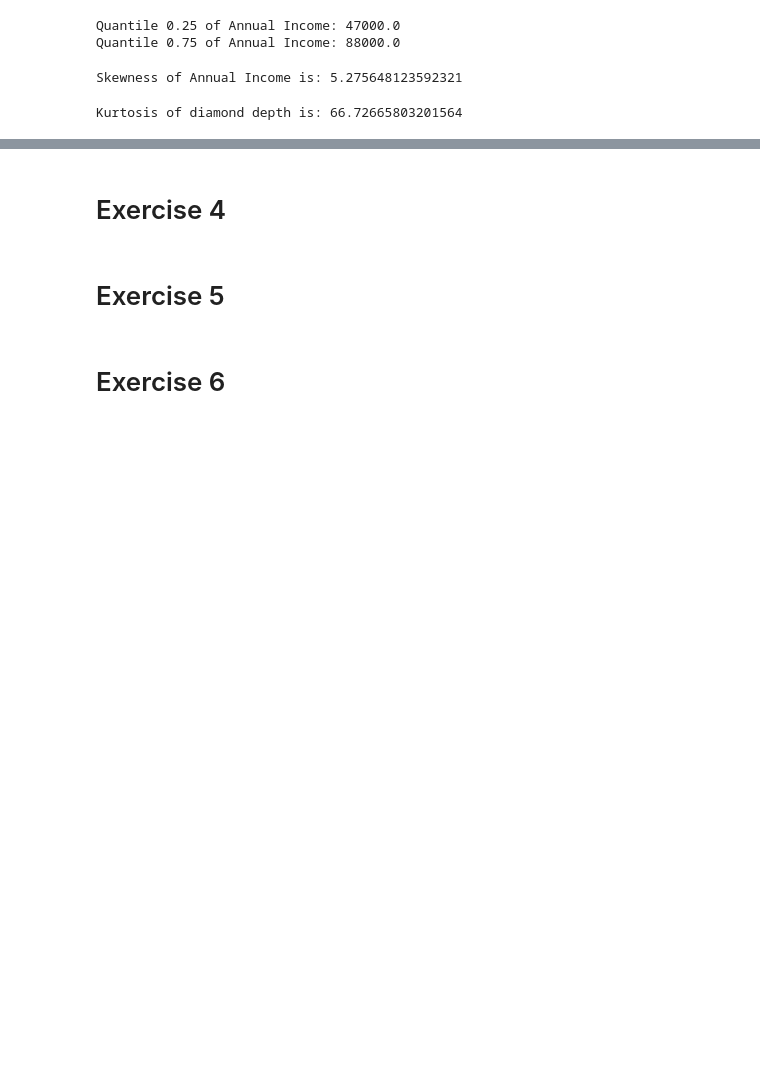
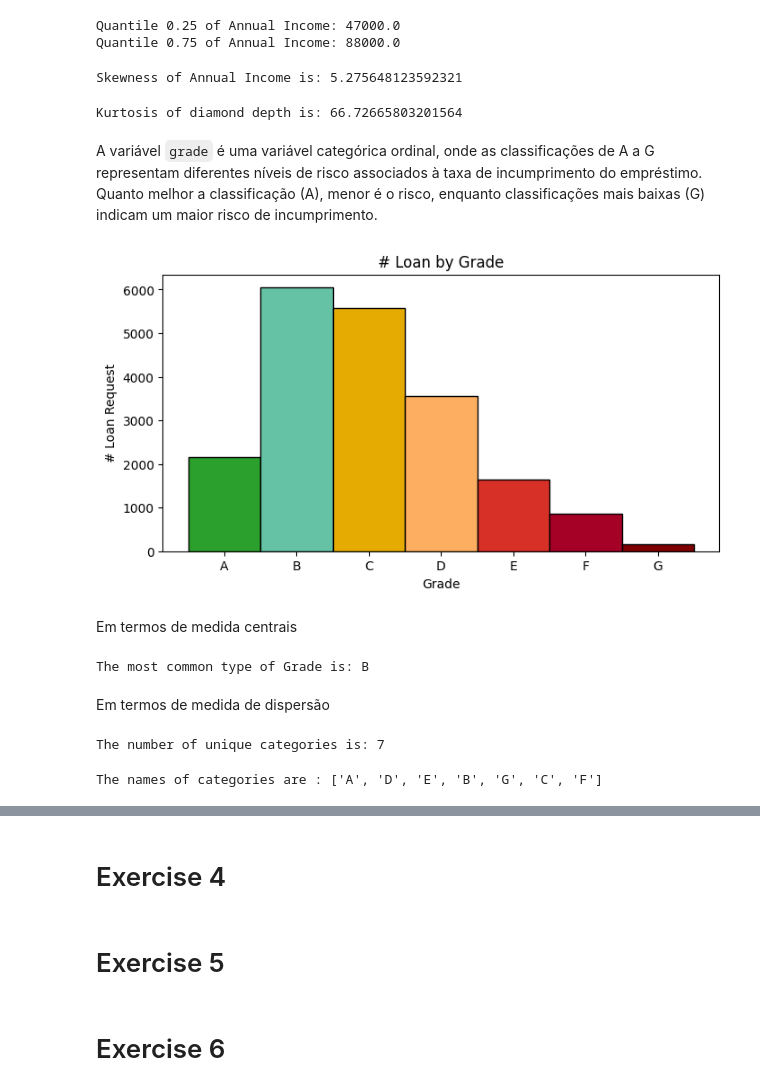
Before and after one commit to pereiranuno/loan-project, a Jupyter notebook: eda-finalproject.ipynb, the cells around one changed output, grey strips where cells are left out. Saved outputs shown, nothing was run; the diff lists cells and outputs as text; code cells hidden in the pictures; blank space fills up the shorter version.

```diff
--- a/eda-finalproject.ipynb
+++ b/eda-finalproject.ipynb
@@ -598,3 +598,47 @@ Skewness of Annual Income is: 5.275648123592321
 print(f'Kurtosis of diamond depth is: {scipy.stats.kurtosis(data.annual_inc)}')
 # %% [output]
 Kurtosis of diamond depth is: 66.72665803201564
+# %% [markdown]
+A variável `grade` é uma variável categórica ordinal, onde as classificações de A a G representam diferentes níveis de risco associados à taxa de incumprimento do empréstimo. Quanto melhor a classificação (A), menor é o risco, enquanto classificações mais baixas (G) indicam um maior risco de incumprimento.
+# %%
+# Garantir que a variável "grade" é categórica e ordenada
+data["grade"] = pd.Categorical(data["grade"], categories=grades_ordered, ordered=True)
+
+# Criar o histograma
+plt.figure(figsize=(8, 4))
+
+# Criar barras manualmente para garantir cores s
+ax = sns.histplot(data=data, x="grade", discrete=True)
+
+# Aplicar cores manualmente a cada barra
+for patch, grade in zip(ax.patches, grades_ordered):
+    patch.set_facecolor(grade_colors[grade])
+
+# Adicionar títulos e rótulos
+plt.title("# Loan by Grade")
+plt.xlabel("Grade")
+plt.ylabel("# Loan Request")
+
+# Exibir o gráfico
+plt.show()
+# %% [output]
+[figure, added]
+# %% [markdown]
+Em termos de medida centrais
+# %%
+#Use the mode to identify the most common category
+print(f'The most common type of Grade is: {data.grade.mode()[0]}')
+# %% [output]
+The most common type of Grade is: B
+# %% [markdown]
+Em termos de medida de dispersão
+# %%
+#Get the number of unique categories
+print(f'The number of unique categories is: {data.grade.nunique()}')
+# %% [output]
+The number of unique categories is: 7
+# %%
+#Get the names of the unique categories in the form of a list
+print(f'The names of categories are : {data.grade.unique().tolist()}')
+# %% [output]
+The names of categories are : ['A', 'D', 'E', 'B', 'G', 'C', 'F']
```
Also changed, not shown: parts of 3 cells of this notebook.
